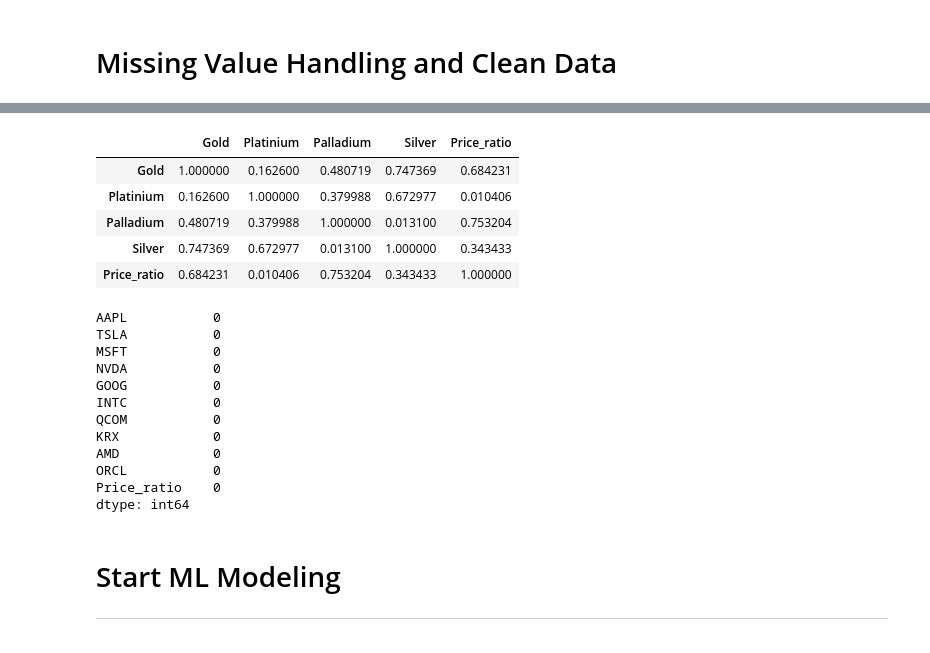
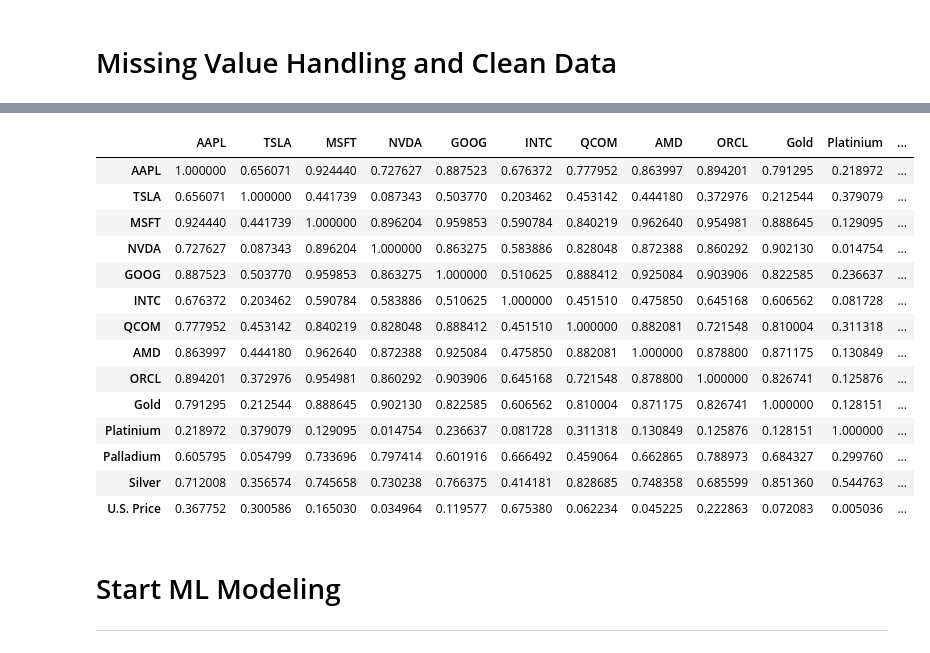
Before and after one commit to MR-ARMA/ML-Learning-Journey, a Jupyter notebook: Machine Learning/Predict_Silicon_Price_Project/src/main.ipynb, the cells around one changed output, grey strips where cells are left out. Saved outputs shown, nothing was run; the diff lists cells and outputs as text; code cells hidden in the pictures.

```diff
--- a/Machine Learning/Predict_Silicon_Price_Project/src/main.ipynb
+++ b/Machine Learning/Predict_Silicon_Price_Project/src/main.ipynb
@@ -109,0 +54,4 @@ df_metal_cleaned
+# %%
+df = pd.merge(df_stock, df_metal_cleaned, left_on='Date', right_on='Date', how='outer').reset_index()
+df = df.sort_values(by='Date').set_index('Date')
+df
@@ -223,15 +178 @@ Silver       336
 dtype: int64
-# %%
-df['Price_ratio'] = silicon_price['Euro_Price_rotate']
-
-# df['KRX'] = df_metal['KRX'].interpolate(method='linear')
-# df['Gole_Price'] = df_metal['Gold_Price'].interpolate(method='linear')
-# df['Platinium_Price'] = df_metal['Platinium_Price'].interpolate(method='linear')
-# df['Palladium_Price'] = df_metal['Palladium_Price'].interpolate(method='linear')
-# df['Silver_Price'] = df_metal['Silver_Price'].interpolate(method='linear')
-df['Price_ratio'] = df_metal['Price_ratio'].interpolate(method='linear')
-
-
-
-
-df.isna().sum()
@@ -241,0 +179,3 @@ df_metal = df_metal.dropna()
+# %%
+df = df.interpolate().dropna()
+df.isna().sum()
@@ -241,0 +197,4 @@ df_metal = df_metal.dropna()
+# %%
+df = pd.merge(df, silicon_price[['Date', 'U.S. Price']], left_on='Date', right_on='Date', how='outer').interpolate().dropna()
+(df.set_index('Date', inplace=True))
+df
@@ -242,29 +216,18 @@ df_metal = df_metal.dropna()
 # %%
-abs(df_metal.corr()).style.background_gradient(cmap='Greens')
+abs(df.corr()).style.background_gradient(cmap='Greens')
 # %% [output]
-|  | Gold | Platinium | Palladium | Silver | Price_ratio |
-| Gold | 1.000000 | 0.162600 | 0.480719 | 0.747369 | 0.684231 |
-| Platinium | 0.162600 | 1.000000 | 0.379988 | 0.672977 | 0.010406 |
-| Palladium | 0.480719 | 0.379988 | 1.000000 | 0.013100 | 0.753204 |
-| Silver | 0.747369 | 0.672977 | 0.013100 | 1.000000 | 0.343433 |
-| Price_ratio | 0.684231 | 0.010406 | 0.753204 | 0.343433 | 1.000000 |
+|  | AAPL | TSLA | MSFT | NVDA | GOOG | INTC | QCOM | AMD | ORCL | Gold | Platinium | ... |
+| AAPL | 1.000000 | 0.656071 | 0.924440 | 0.727627 | 0.887523 | 0.676372 | 0.777952 | 0.863997 | 0.894201 | 0.791295 | 0.218972 | ... |
+| TSLA | 0.656071 | 1.000000 | 0.441739 | 0.087343 | 0.503770 | 0.203462 | 0.453142 | 0.444180 | 0.372976 | 0.212544 | 0.379079 | ... |
+| MSFT | 0.924440 | 0.441739 | 1.000000 | 0.896204 | 0.959853 | 0.590784 | 0.840219 | 0.962640 | 0.954981 | 0.888645 | 0.129095 | ... |
+| NVDA | 0.727627 | 0.087343 | 0.896204 | 1.000000 | 0.863275 | 0.583886 | 0.828048 | 0.872388 | 0.860292 | 0.902130 | 0.014754 | ... |
+| GOOG | 0.887523 | 0.503770 | 0.959853 | 0.863275 | 1.000000 | 0.510625 | 0.888412 | 0.925084 | 0.903906 | 0.822585 | 0.236637 | ... |
+| INTC | 0.676372 | 0.203462 | 0.590784 | 0.583886 | 0.510625 | 1.000000 | 0.451510 | 0.475850 | 0.645168 | 0.606562 | 0.081728 | ... |
+| QCOM | 0.777952 | 0.453142 | 0.840219 | 0.828048 | 0.888412 | 0.451510 | 1.000000 | 0.882081 | 0.721548 | 0.810004 | 0.311318 | ... |
+| AMD | 0.863997 | 0.444180 | 0.962640 | 0.872388 | 0.925084 | 0.475850 | 0.882081 | 1.000000 | 0.878800 | 0.871175 | 0.130849 | ... |
+| ORCL | 0.894201 | 0.372976 | 0.954981 | 0.860292 | 0.903906 | 0.645168 | 0.721548 | 0.878800 | 1.000000 | 0.826741 | 0.125876 | ... |
+| Gold | 0.791295 | 0.212544 | 0.888645 | 0.902130 | 0.822585 | 0.606562 | 0.810004 | 0.871175 | 0.826741 | 1.000000 | 0.128151 | ... |
+| Platinium | 0.218972 | 0.379079 | 0.129095 | 0.014754 | 0.236637 | 0.081728 | 0.311318 | 0.130849 | 0.125876 | 0.128151 | 1.000000 | ... |
+| Palladium | 0.605795 | 0.054799 | 0.733696 | 0.797414 | 0.601916 | 0.666492 | 0.459064 | 0.662865 | 0.788973 | 0.684327 | 0.299760 | ... |
+| Silver | 0.712008 | 0.356574 | 0.745658 | 0.730238 | 0.766375 | 0.414181 | 0.828685 | 0.748358 | 0.685599 | 0.851360 | 0.544763 | ... |
+| U.S. Price | 0.367752 | 0.300586 | 0.165030 | 0.034964 | 0.119577 | 0.675380 | 0.062234 | 0.045225 | 0.222863 | 0.072083 | 0.005036 | ... |
-# %%
-df['KRX'] = df['KRX'].interpolate(method='linear')
-
-silicon_price.set_index('Date', inplace=True)
-df['Price_ratio'] = silicon_price['Euro_Price_rotate']
-df['Price_ratio'] = df['Price_ratio'].interpolate(method='linear')
-df.isna().sum()
-# %% [output]
-AAPL           0
-TSLA           0
-MSFT           0
-NVDA           0
-GOOG           0
-INTC           0
-QCOM           0
-KRX            0
-AMD            0
-ORCL           0
-Price_ratio    0
-dtype: int64
```
Also changed, not shown: parts of 20 cells of this notebook, 4 other files.
